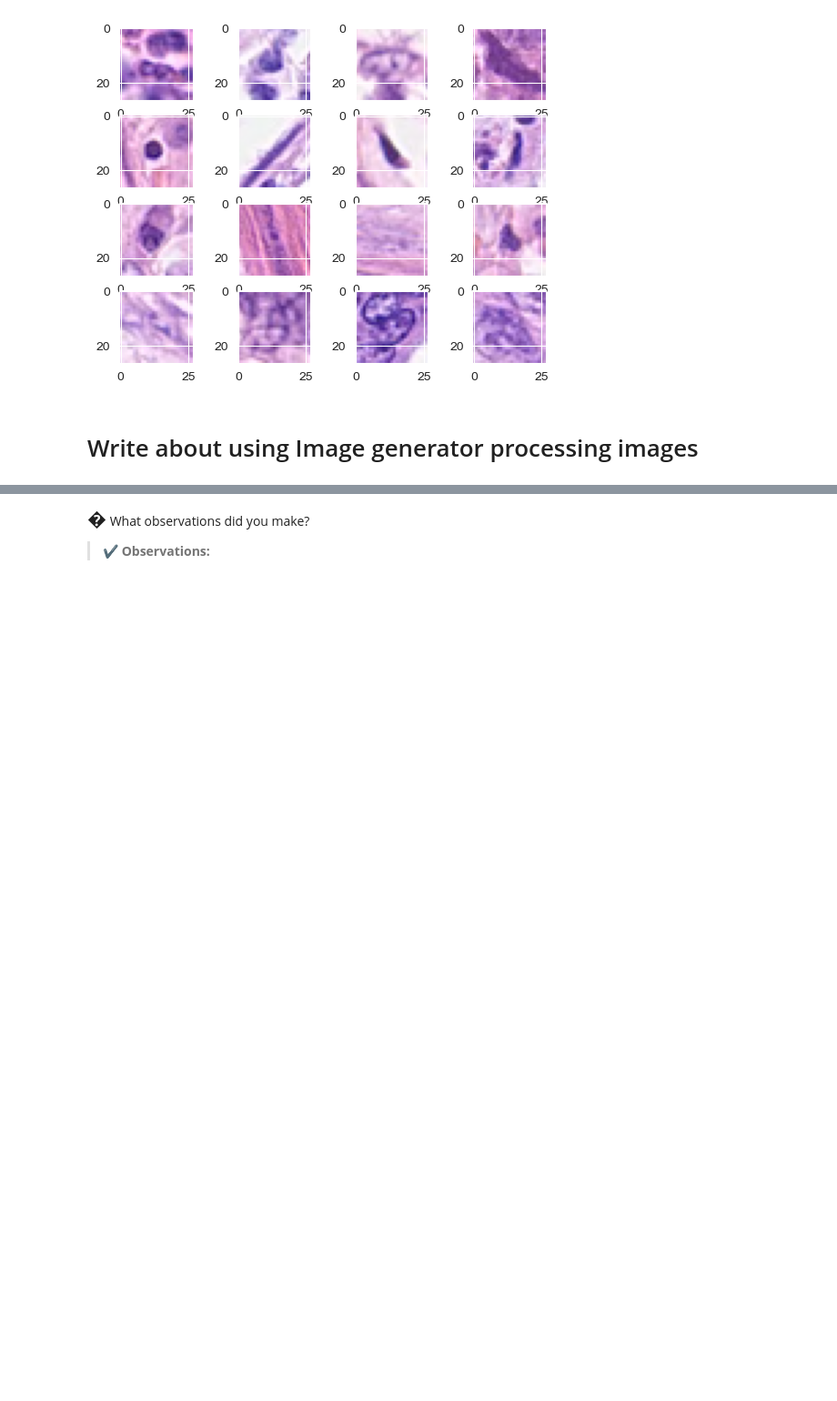
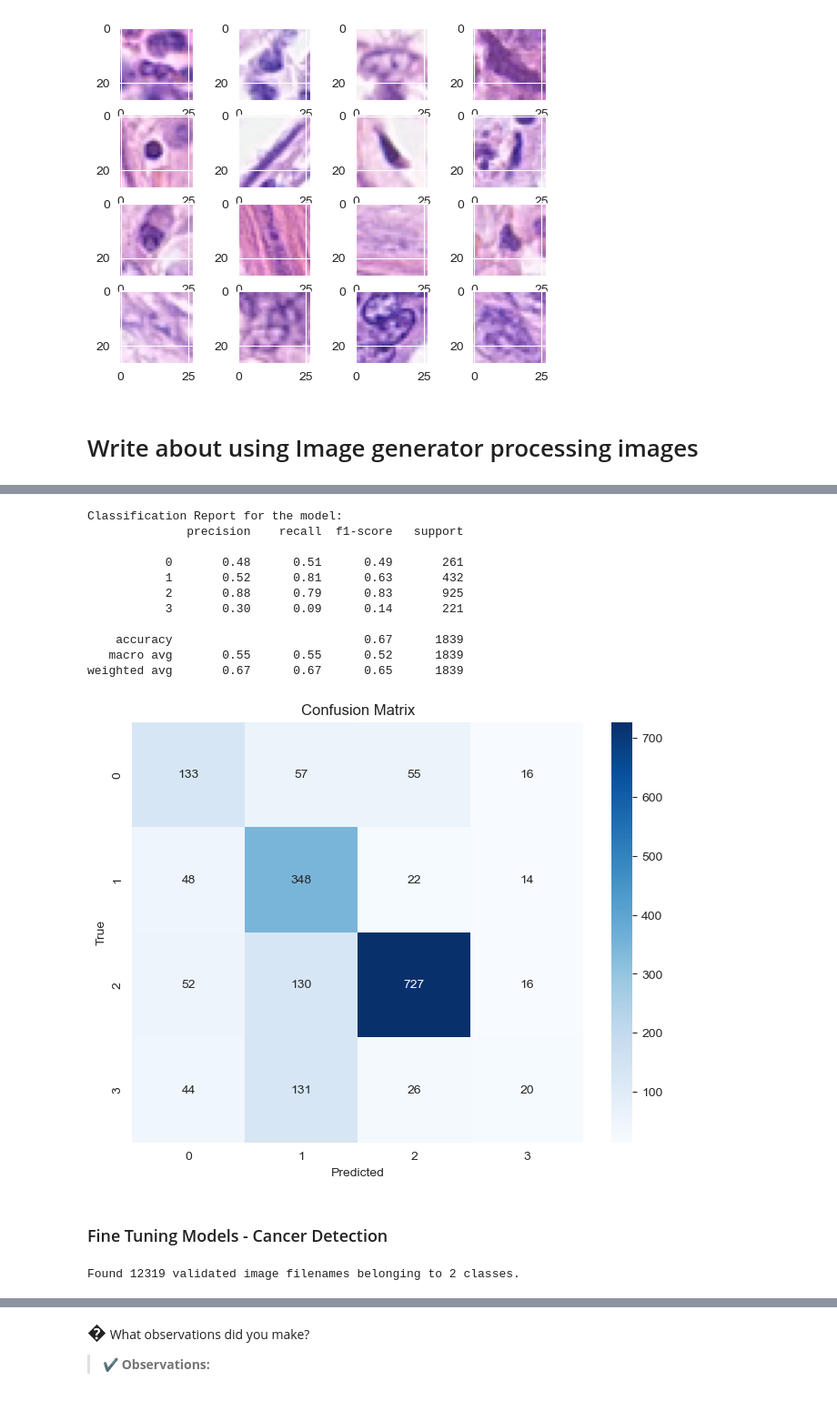
Before and after one commit to Shalini247/Image-Classification, a Jupyter notebook: s4073541_s4072225.ipynb, the cells around one changed output, grey strips where cells are left out. Shown at 91% size. Drawn from its saved outputs; the diff is of its cells as text; code cells hidden in the pictures; blank space fills up the shorter version.

```diff
--- a/s4073541_s4072225.ipynb
+++ b/s4073541_s4072225.ipynb
@@ -366,0 +569,37 @@ Note: You need to also balance the model complexity with model performence, expl
+# %%
+model_evaluation(test_gen_cell, model_VGG_1_Cell)
+# %% [output]
+Classification Report for the model:
+              precision    recall  f1-score   support
+
+           0       0.48      0.51      0.49       261
+           1       0.52      0.81      0.63       432
+           2       0.88      0.79      0.83       925
+           3       0.30      0.09      0.14       221
+
+    accuracy                           0.67      1839
+   macro avg       0.55      0.55      0.52      1839
+weighted avg       0.67      0.67      0.65      1839
+[figure, added]
+# %% [markdown]
+### Fine Tuning Models - Cancer Detection
+# %%
+#Data Augmentation and Adding Regularization
+
+
+
+train_datagen_aug = ImageDataGenerator(rescale=1./255, data_format='channels_last',
+                                       rotation_range=45, width_shift_range=0.2,height_shift_range=0.2, shear_range = 0.2,horizontal_flip=True,vertical_flip=True)
+
+batch_size = 32
+
+train_generator_aug = train_datagen_aug.flow_from_dataframe(
+        dataframe=train_data_cancer,
+        directory='patch_images/',
+        x_col="ImageName",
+        y_col="isCancerous",
+        target_size=(28, 28),
+        batch_size=batch_size,
+        class_mode='categorical')
+# %% [output]
+Found 12319 validated image filenames belonging to 2 classes.
```
Also changed, not shown: parts of 44 cells of this notebook.
